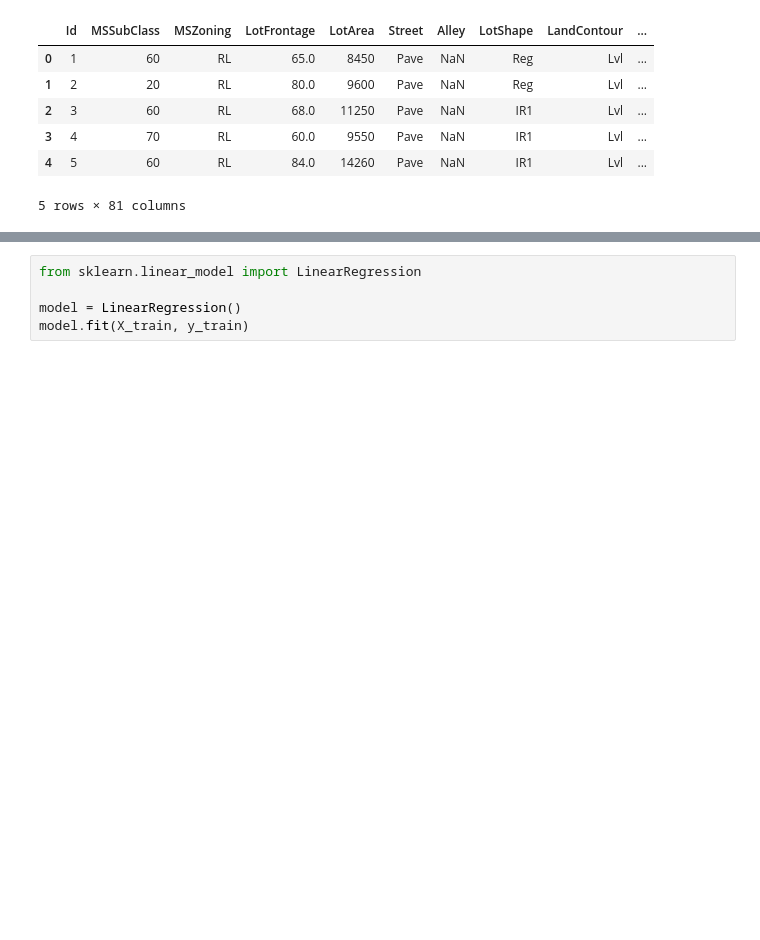
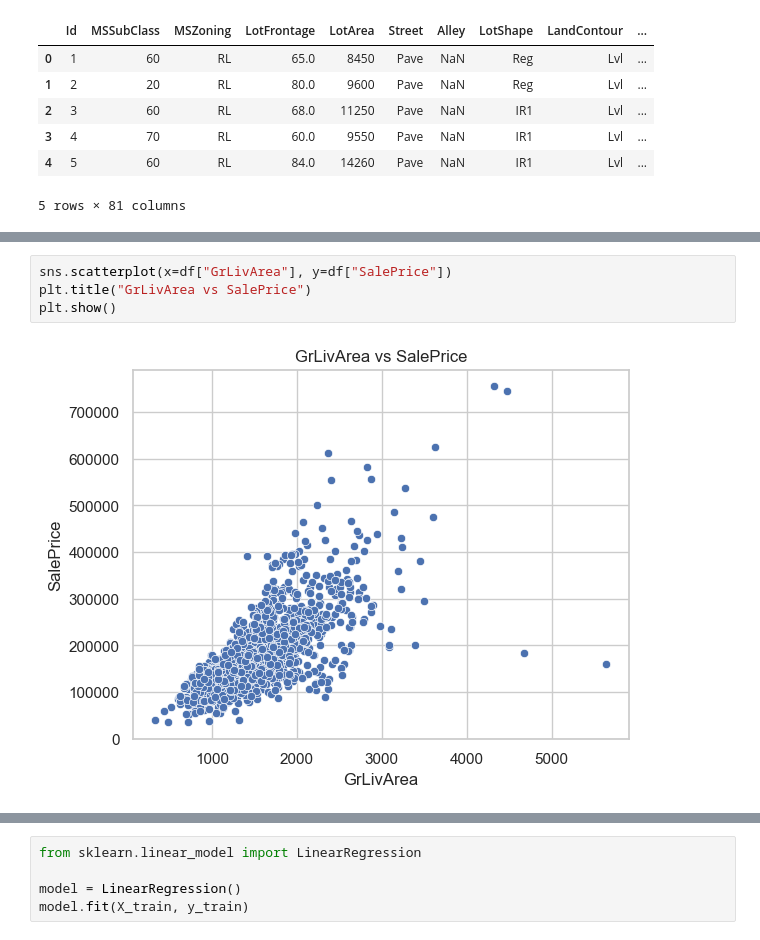
Before and after one commit to arslanrejepov/classical-machine-learning-models, a Jupyter notebook: regression/linear_regression.ipynb, the cells around one changed output, grey strips where cells are left out. Cells and saved outputs as stored; diff of their text form; blank space fills up the shorter version.

```diff
--- a/regression/linear_regression.ipynb
+++ b/regression/linear_regression.ipynb
@@ -36,0 +127,6 @@ memory usage: 924.0+ KB
+# %%
+sns.scatterplot(x=df["GrLivArea"], y=df["SalePrice"])
+plt.title("GrLivArea vs SalePrice")
+plt.show()
+# %% [output]
+[figure, added]
```
Also changed, not shown: parts of 26 cells of this notebook, 1 other file.
